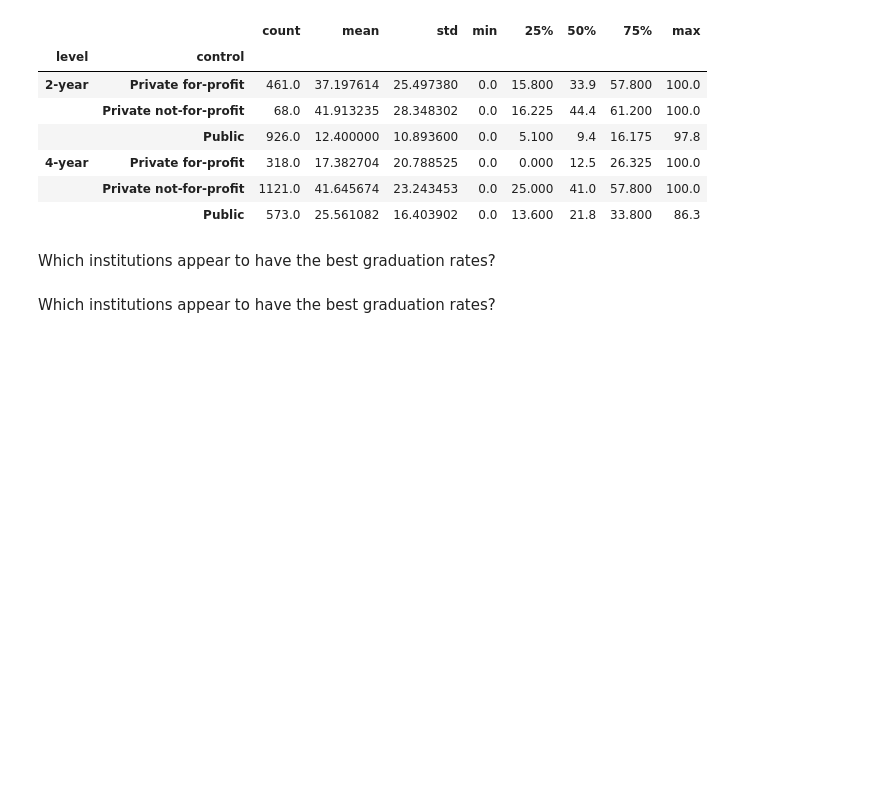
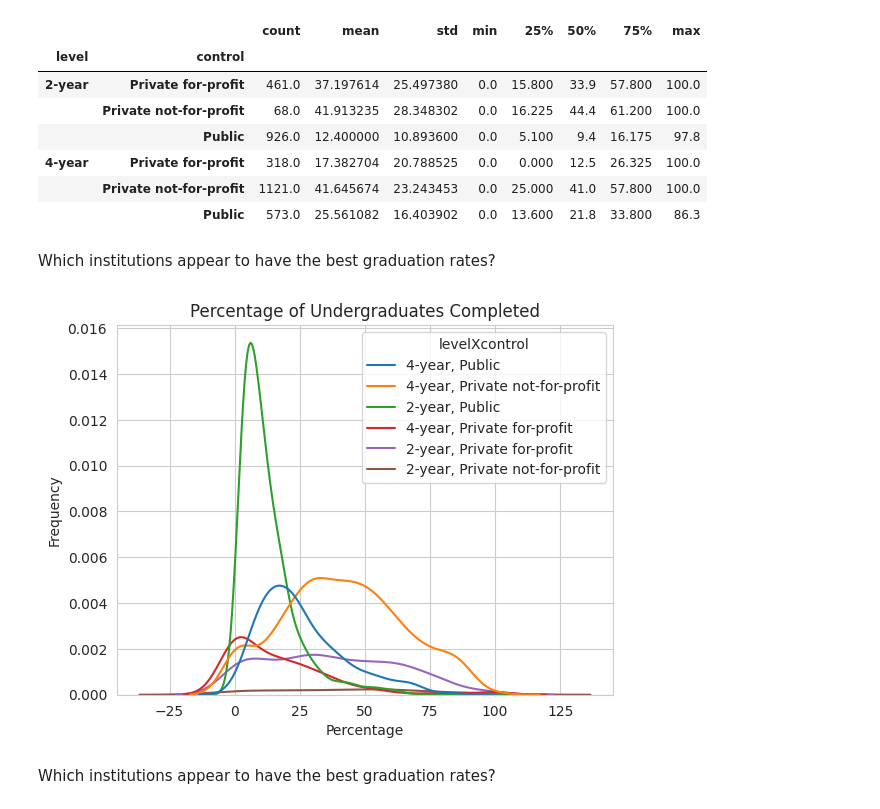
Before and after one commit to kpunsalan8/visualization-KP, a Jupyter notebook: assignment/assignment.ipynb, the cells around one changed output. Cells and saved outputs as stored; diff of their text form; code cells hidden in the pictures; blank space fills up the shorter version.

Commit message:
Save visualizations

```diff
--- a/assignment/assignment.ipynb
+++ b/assignment/assignment.ipynb
@@ -151,9 +151,19 @@ df.groupby(['level', 'control'])[var].describe()
 # %% [markdown]
 Which institutions appear to have the best graduation rates?
 # %%
-# 1.6 Create a new variable, df['levelXcontrol']=df['level']+', '+df['control'] that interacts level and control
+# 1.6 Create a new variable, df['levelXcontrol']=df['level']+', '+df['control'] that combines level and control
+df['levelXcontrol'] = df['level'] + ', ' + df['control']
 # %%
 # Make a grouped kernel density plot of levelXcontrol
+sns.kdeplot(data=df, x=var, hue='levelXcontrol')
+
+plt.title('Percentage of Undergraduates Completed')
+plt.xlabel('Percentage')
+plt.ylabel('Frequency')
+
+plt.show()
+# %% [output]
+[figure, added]
 # %% [markdown]
 Which institutions appear to have the best graduation rates?
 # %%
```
Also changed, not shown: parts of 5 cells of this notebook.
